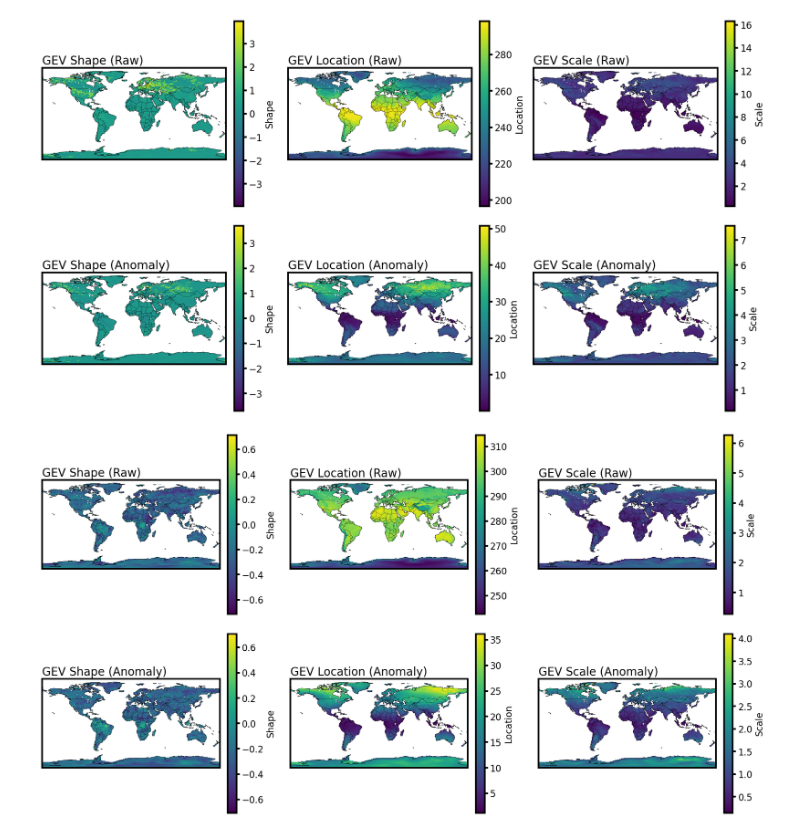
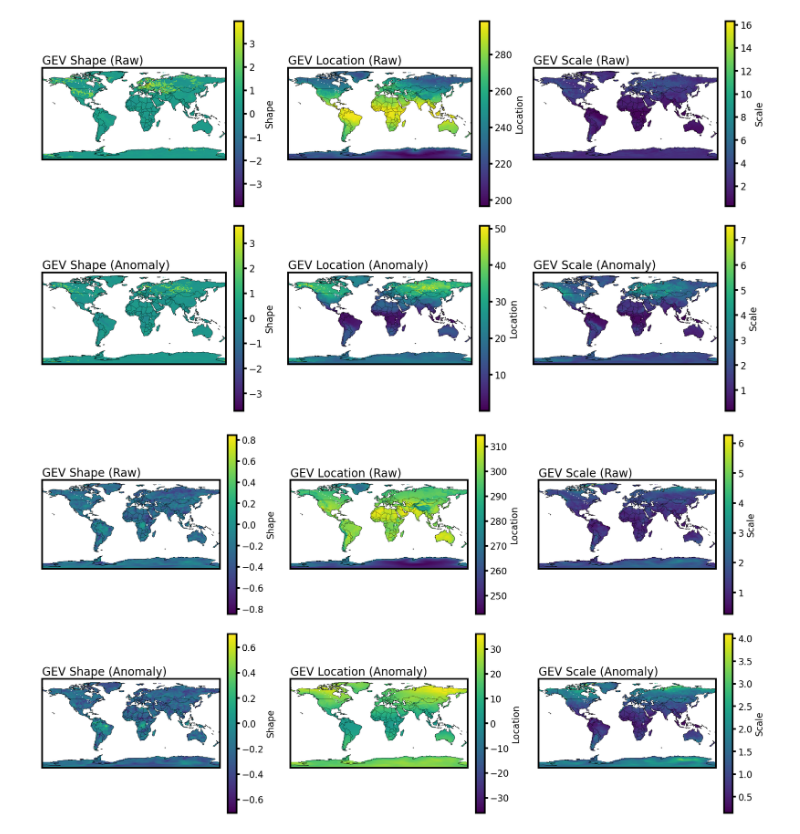
Before and after one commit to adam-bauer-34/gev-heat-waves, a Jupyter notebook: gev_fit_analysis.ipynb, the cells around one changed output. Drawn from its saved outputs; the diff is of its cells as text; code cells hidden in the pictures.

```diff
--- a/gev_fit_analysis.ipynb
+++ b/gev_fit_analysis.ipynb
@@ -21,7 +21,7 @@ np.random.seed(4)
 save_figs = False
 # %%
 ds_max = xr.open_dataset('data/ERA5/landonly/era5_t2m_annual_min_1deg_landonly_gevfitted.nc')
-ds_max_mle = xr.open_dataset('data/ERA5/landonly/era5_t2m_annual_max_1deg_landonly_gevfitted_mle.nc')
+ds_max_mle = xr.open_dataset('data/ERA5/landonly/era5_t2m_annual_max_1deg_landonly_gev_stat.nc')
 # %%
 ds_max
 # %% [output]
@@ -165,6 +169,6 @@ plot_gev_parameters(ds_max, save_fig=False, filename_args=['gev-params-raw-anom'
 # %% [output]
 [figure]
 # %%
-plot_gev_parameters(ds_max_mle, save_fig=False, filename_args=['gev-params-raw-anom', 'png', 'figs'], whoops=True)
+plot_gev_parameters(ds_max_mle, save_fig=False, filename_args=['gev-params-raw-anom', 'png', 'figs'])
 # %% [output]
-[figure, old version]
+[figure, new version]
```
Also changed, not shown: parts of 3 cells of this notebook, 5 other files.
